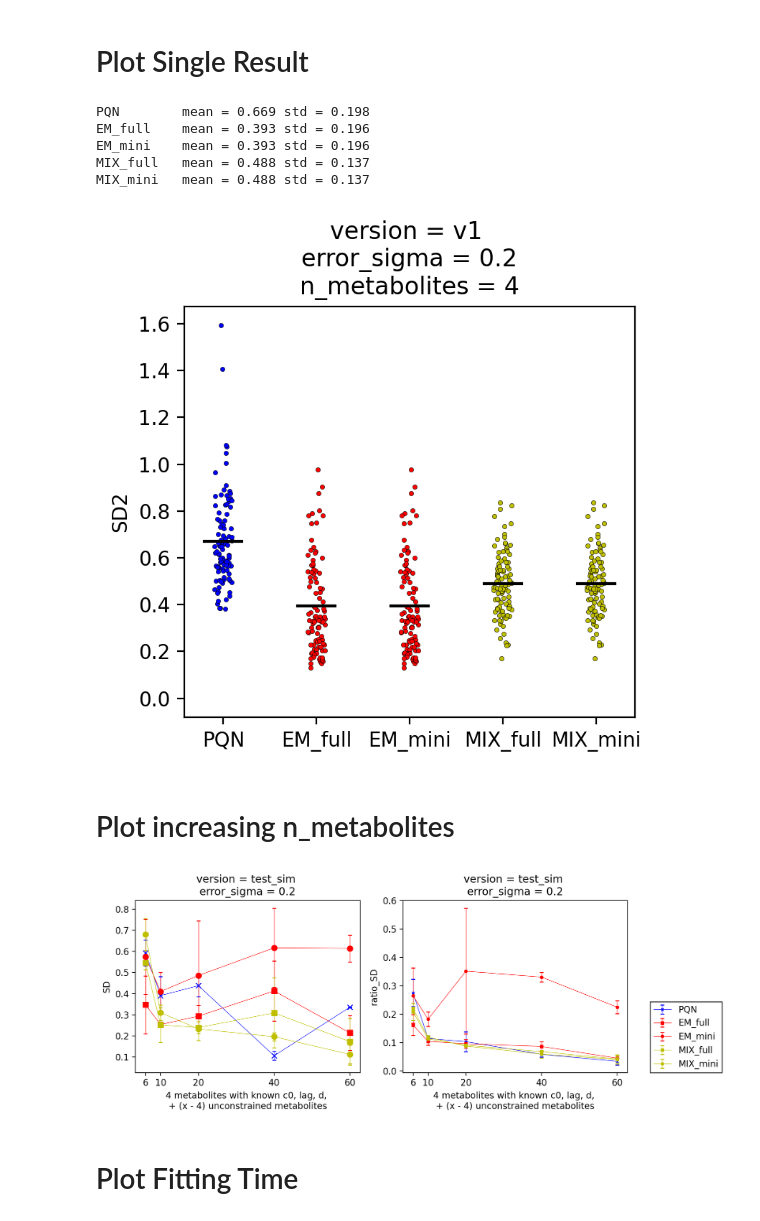
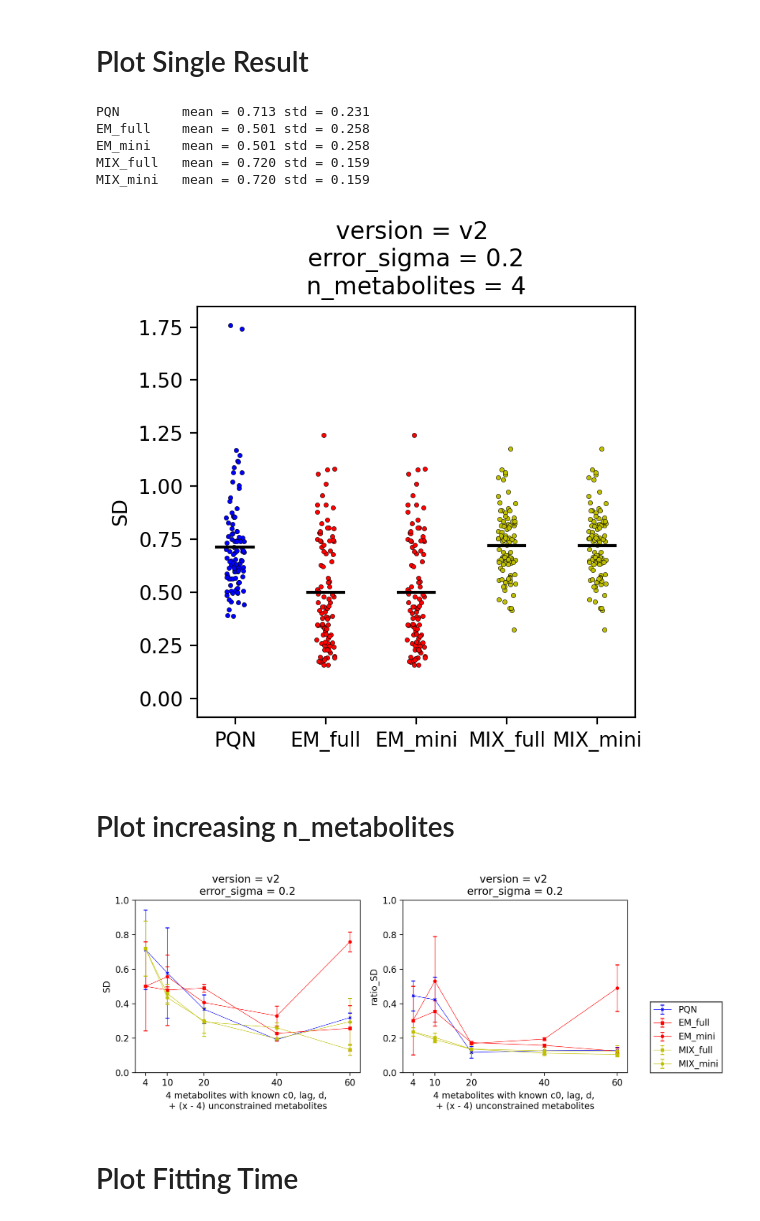
Before and after one commit to Gotsmy/sweat_normalization, a Jupyter notebook: Simulation_Analysis.ipynb, the cells around one changed output. Drawn from its saved outputs; the diff is of its cells as text; code cells hidden in the pictures.

```diff
--- a/Simulation_Analysis.ipynb
+++ b/Simulation_Analysis.ipynb
@@ -156,40 +156,40 @@ def plot_points(diagnosis_name,results_sv):
 # %%
 # load data
 error_sigma   = .2
 n_metabolites = 4
-path          = 'v1'
+path          = 'v2'
 base          = '/home/users/mgotsmy/paper_gits/211109_sweat_normalization_github/sweat_normalization/simulation_results'
 with open(f'{base}/{path}_e_{error_sigma}_n_{n_metabolites}.pkl','rb') as file:
     results_time,results_sv,results_model,raw_values = pickle.load(file)
 
 plt.figure(dpi=200,figsize=(4,4))
 plt.title('version = {} \nerror_sigma = {:.1f}\nn_metabolites = {}'.format(path,error_sigma,n_metabolites))
 
-diagnosis_name = 'SD2'
+diagnosis_name = 'SD'
 nr = plot_performance(diagnosis_name,results_sv)
 plt.ylabel(diagnosis_name)
 plt.plot(0,0,color='b',label='PQN')
 plt.plot(0,0,color='r',label='EM')
 plt.plot(0,0,color='y',label='MIX')
 plt.xticks(range(nr),['PQN','EM_full','EM_mini','MIX_full','MIX_mini'])
 # plt.legend(fancybox=False,edgecolor='k')#,loc='lower right')
 plt.tight_layout()
 plt.show()
 # %% [output]
-PQN        mean = 0.669 std = 0.198
-EM_full    mean = 0.393 std = 0.196
-EM_mini    mean = 0.393 std = 0.196
-MIX_full   mean = 0.488 std = 0.137
-MIX_mini   mean = 0.488 std = 0.137
+PQN        mean = 0.713 std = 0.231
+EM_full    mean = 0.501 std = 0.258
+EM_mini    mean = 0.501 std = 0.258
+MIX_full   mean = 0.720 std = 0.159
+MIX_mini   mean = 0.720 std = 0.159
-[figure, old version]
+[figure, new version]
 # %% [markdown]
 # Plot increasing n_metabolites
 # %%
 # load data
 error_sigma   = .2
-path          = 'test_sim'
-base          = '/home/users/mgotsmy/paper_gits/211109_sweat_normalization_github/sweat_normalization'
-n_metabolites_list = np.array([6,10,20,40,60])
+path          = 'v2'
+base          = '/home/users/mgotsmy/paper_gits/211109_sweat_normalization_github/sweat_normalization/simulation_results'
+n_metabolites_list = np.array([4,10,20,40,60])
 markers = ['x','s','o','s','o']
 colors  = ['b','r','r','y','y']
 methods = ['PQN','EM_full','EM_mini','MIX_full','MIX_mini']
@@ -213,10 +213,10 @@ for n_metabolites in n_metabolites_list:
 points = np.array(points)
 stds = np.array(stds)
 for nr, label in enumerate(methods):
-    plt.errorbar(n_metabolites_list,points[:,nr],yerr=stds[:,nr],color=colors[nr],marker=markers[nr],linewidth=.5,capsize=2,label=label)
+    plt.errorbar(n_metabolites_list,points[:,nr],yerr=stds[:,nr],color=colors[nr],marker=markers[nr],linewidth=.5,capsize=2,label=label,markersize=3)
 plt.xlabel('4 metabolites with known c0, lag, d, \n+ (x - 4) unconstrained metabolites')
 plt.xticks(n_metabolites_list)
-# plt.ylim(0,20)
+plt.ylim(0,1)
 
 ######## Subplot 2
 plt.subplot(122)
@@ -237,14 +237,14 @@ for nr, label in enumerate(methods):
     plt.errorbar(n_metabolites_list,points[:,nr],yerr=stds[:,nr],color=colors[nr],marker=markers[nr],linewidth=.5,capsize=2,label=label,markersize=3)
 plt.xlabel('4 metabolites with known c0, lag, d, \n+ (x - 4) unconstrained metabolites')
 plt.xticks(n_metabolites_list)
-# plt.ylim(.7,1)
+plt.ylim(0,1)
 
 ######## Concluding Commands
 plt.legend(loc=(1.1,0),edgecolor='k',fancybox=False)
 plt.tight_layout()
 plt.show()
 # %% [output]
-[figure, old version]
+[figure, new version]
 # %% [markdown]
 # Plot Fitting Time
 # %%
```
Also changed, not shown: 12 other files.
